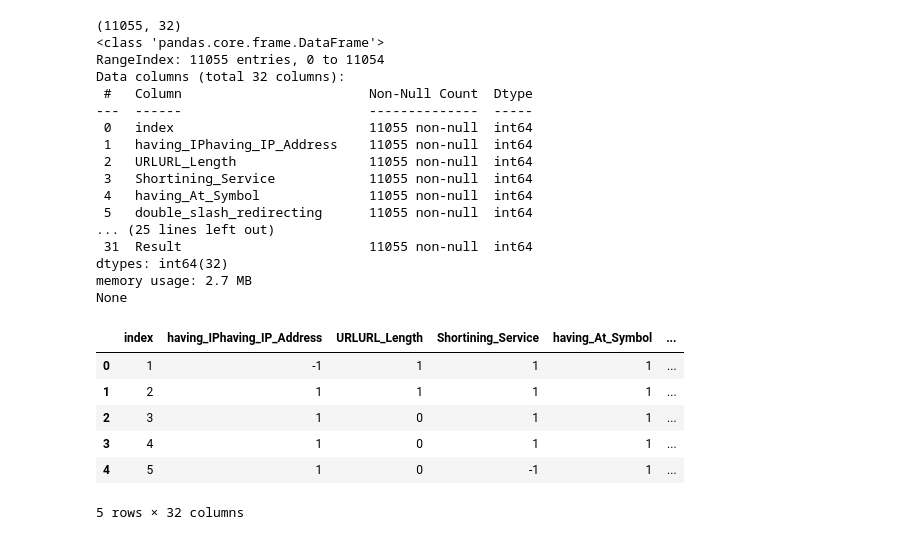
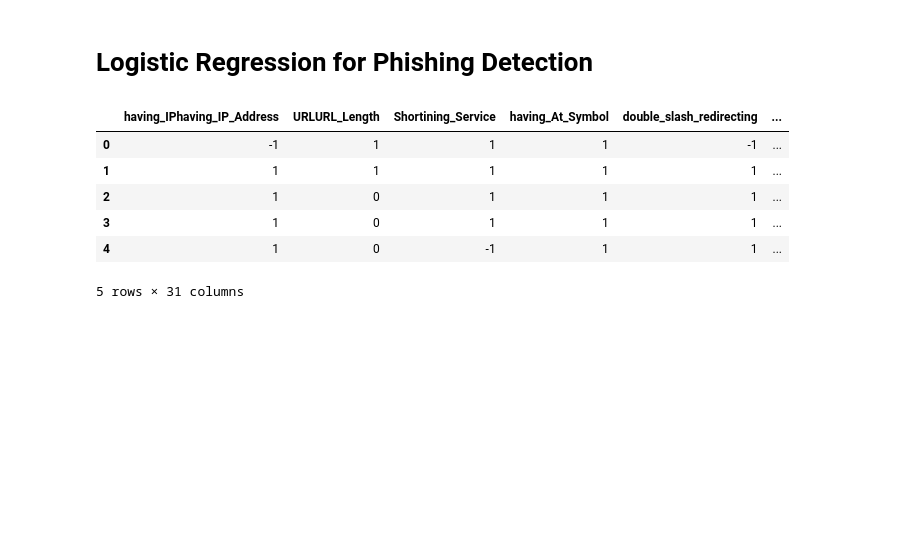
Before and after one commit to rhit-kennym1/csse415-final-project, a Jupyter notebook: LogReg.ipynb, the cells around one changed output. Drawn from its saved outputs; the diff is of its cells as text; code cells hidden in the pictures; blank space fills up the shorter version.

```diff
--- a/LogReg.ipynb
+++ b/LogReg.ipynb
@@ -1,2 +1,4 @@
+# %% [markdown]
+# Logistic Regression for Phishing Detection
 # %%
 import pandas as pd
@@ -7,30 +15,13 @@ from sklearn.metrics import accuracy_score, confusion_matrix, classification_rep
 # %%
-df = pd.read_csv("dataset/dataset1.csv")
-print(df.shape)
-print(df.info())
-df.head(5)
+df = pd.read_csv("dataset1.csv")
+df.columns = df.columns.str.strip()
+df = df.drop('index', axis=1)
+df.head()
 # %% [output]
+|  | having_IPhaving_IP_Address | URLURL_Length | Shortining_Service | having_At_Symbol | double_slash_redirecting | ... |
+| 0 | -1 | 1 | 1 | 1 | -1 | ... |
+| 1 | 1 | 1 | 1 | 1 | 1 | ... |
+| 2 | 1 | 0 | 1 | 1 | 1 | ... |
+| 3 | 1 | 0 | 1 | 1 | 1 | ... |
+| 4 | 1 | 0 | -1 | 1 | 1 | ... |
-(11055, 32)
-<class 'pandas.core.frame.DataFrame'>
-RangeIndex: 11055 entries, 0 to 11054
-Data columns (total 32 columns):
- #   Column                        Non-Null Count  Dtype
----  ------                        --------------  -----
- 0   index                         11055 non-null  int64
- 1   having_IPhaving_IP_Address    11055 non-null  int64
- 2   URLURL_Length                 11055 non-null  int64
- 3   Shortining_Service            11055 non-null  int64
- 4   having_At_Symbol              11055 non-null  int64
- 5   double_slash_redirecting      11055 non-null  int64
-... (25 lines left out)
- 31  Result                        11055 non-null  int64
-dtypes: int64(32)
-memory usage: 2.7 MB
-None
+5 rows × 31 columns
-|  | index | having_IPhaving_IP_Address | URLURL_Length | Shortining_Service | having_At_Symbol | ... |
-| 0 | 1 | -1 | 1 | 1 | 1 | ... |
-| 1 | 2 | 1 | 1 | 1 | 1 | ... |
-| 2 | 3 | 1 | 0 | 1 | 1 | ... |
-| 3 | 4 | 1 | 0 | 1 | 1 | ... |
-| 4 | 5 | 1 | 0 | -1 | 1 | ... |
-5 rows × 32 columns
```
Also changed, not shown: parts of 27 cells of this notebook.
